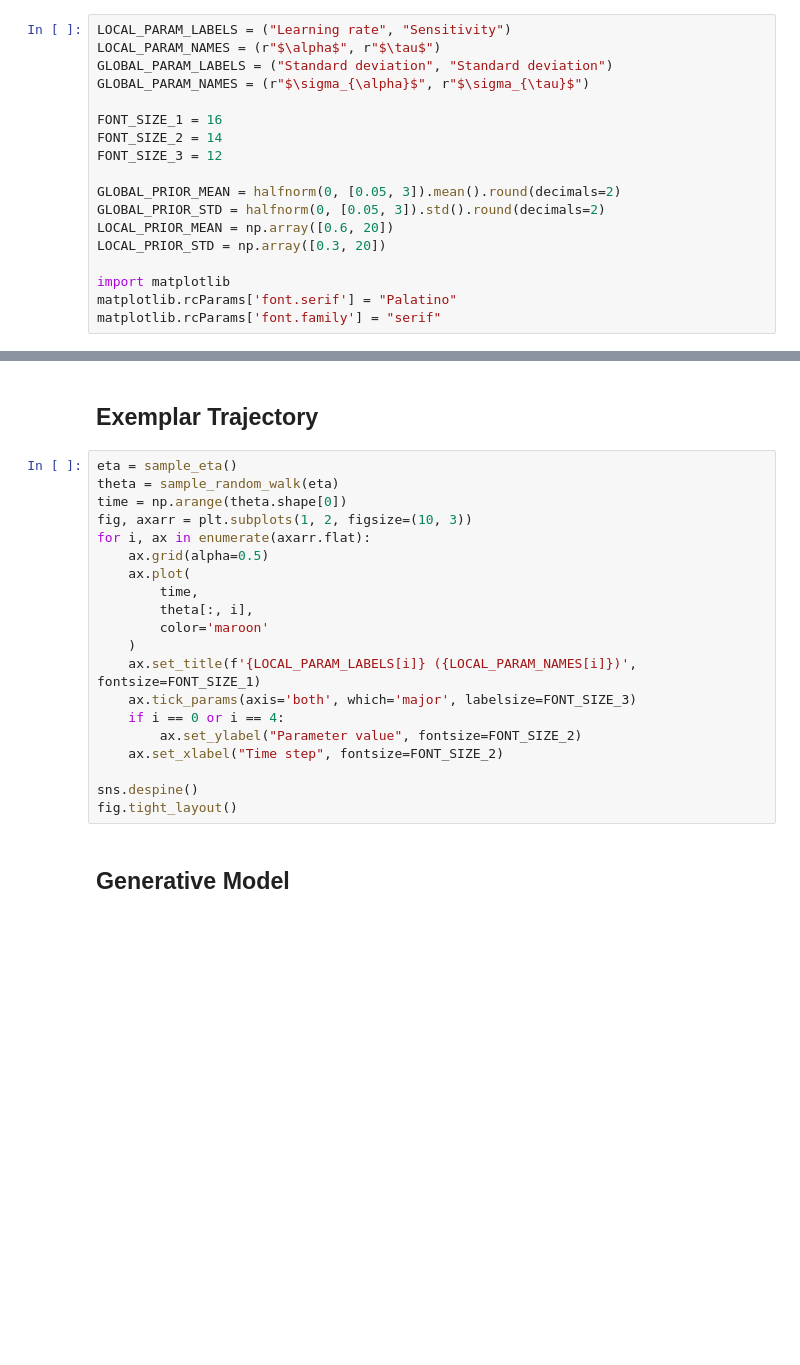
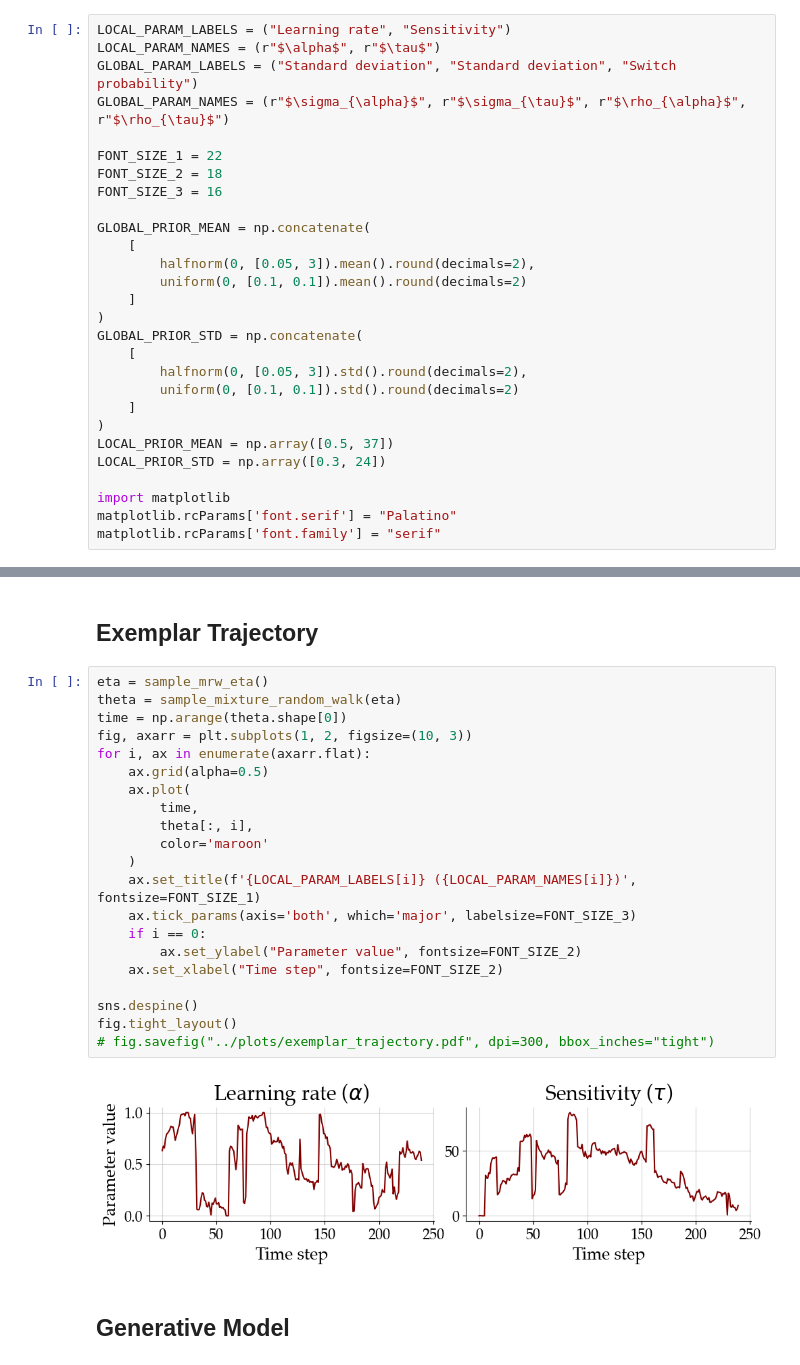
Before and after one commit to LuSchumacher/non-stationary-reinforcement-learning, a Jupyter notebook: notebooks/playground.ipynb, the cells around one changed output, grey strips where cells are left out. Cells and saved outputs as stored; diff of their text form; blank space fills up the shorter version.

```diff
--- a/notebooks/playground.ipynb
+++ b/notebooks/playground.ipynb
@@ -38,17 +39,27 @@ TRAIN_NETWORK = False
 # %%
 LOCAL_PARAM_LABELS = ("Learning rate", "Sensitivity")
 LOCAL_PARAM_NAMES = (r"$\alpha$", r"$\tau$")
-GLOBAL_PARAM_LABELS = ("Standard deviation", "Standard deviation")
-GLOBAL_PARAM_NAMES = (r"$\sigma_{\alpha}$", r"$\sigma_{\tau}$")
+GLOBAL_PARAM_LABELS = ("Standard deviation", "Standard deviation", "Switch probability")
+GLOBAL_PARAM_NAMES = (r"$\sigma_{\alpha}$", r"$\sigma_{\tau}$", r"$\rho_{\alpha}$", r"$\rho_{\tau}$")
 
-FONT_SIZE_1 = 16
-FONT_SIZE_2 = 14
-FONT_SIZE_3 = 12
+FONT_SIZE_1 = 22
+FONT_SIZE_2 = 18
+FONT_SIZE_3 = 16
 
-GLOBAL_PRIOR_MEAN = halfnorm(0, [0.05, 3]).mean().round(decimals=2)
-GLOBAL_PRIOR_STD = halfnorm(0, [0.05, 3]).std().round(decimals=2)
-LOCAL_PRIOR_MEAN = np.array([0.6, 20])
-LOCAL_PRIOR_STD = np.array([0.3, 20])
+GLOBAL_PRIOR_MEAN = np.concatenate(
+    [
+        halfnorm(0, [0.05, 3]).mean().round(decimals=2),
+        uniform(0, [0.1, 0.1]).mean().round(decimals=2)
+    ]
+)
+GLOBAL_PRIOR_STD = np.concatenate(
+    [
+        halfnorm(0, [0.05, 3]).std().round(decimals=2),
+        uniform(0, [0.1, 0.1]).std().round(decimals=2)
+    ]
+)
+LOCAL_PRIOR_MEAN = np.array([0.5, 37])
+LOCAL_PRIOR_STD = np.array([0.3, 24])
 
 import matplotlib
 matplotlib.rcParams['font.serif'] = "Palatino"
@@ -62,25 +73,28 @@ emp_data.f_inc = emp_data.f_inc / 60
 # %% [markdown]
 ## Exemplar Trajectory
 # %%
-eta = sample_eta()
-theta = sample_random_walk(eta)
+eta = sample_mrw_eta()
+theta = sample_mixture_random_walk(eta)
 time = np.arange(theta.shape[0])
 fig, axarr = plt.subplots(1, 2, figsize=(10, 3))
 for i, ax in enumerate(axarr.flat):
     ax.grid(alpha=0.5)
     ax.plot(
         time,
         theta[:, i],
         color='maroon'
     )
     ax.set_title(f'{LOCAL_PARAM_LABELS[i]} ({LOCAL_PARAM_NAMES[i]})', fontsize=FONT_SIZE_1)
     ax.tick_params(axis='both', which='major', labelsize=FONT_SIZE_3)
-    if i == 0 or i == 4:
+    if i == 0:
         ax.set_ylabel("Parameter value", fontsize=FONT_SIZE_2)
     ax.set_xlabel("Time step", fontsize=FONT_SIZE_2)
 
 sns.despine()
 fig.tight_layout()
+# fig.savefig("../plots/exemplar_trajectory.pdf", dpi=300, bbox_inches="tight")
+# %% [output]
+[figure, added]
 # %% [markdown]
 ## Generative Model
 # %% [markdown]
```
Also changed, not shown: parts of 34 cells of this notebook, 2 other files.
